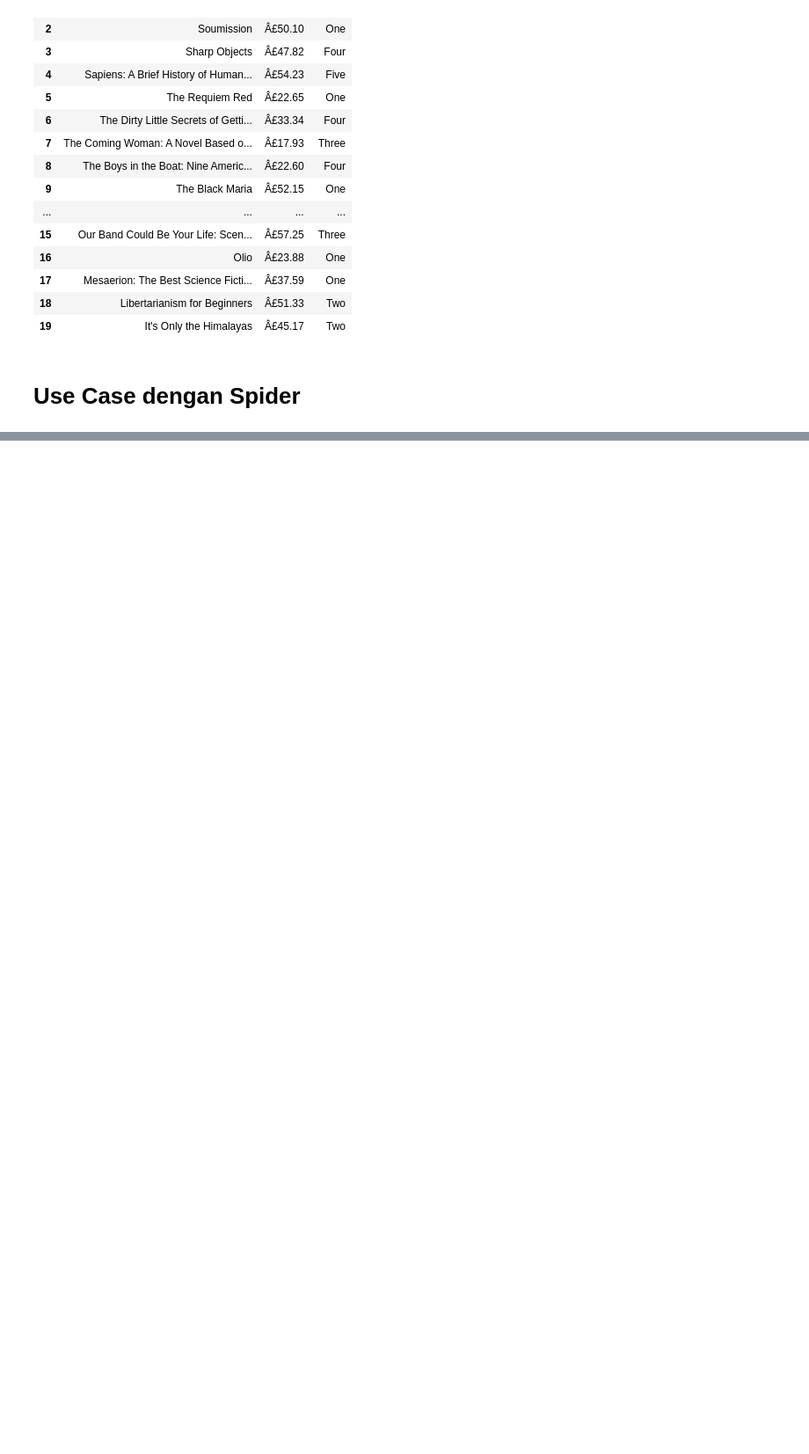
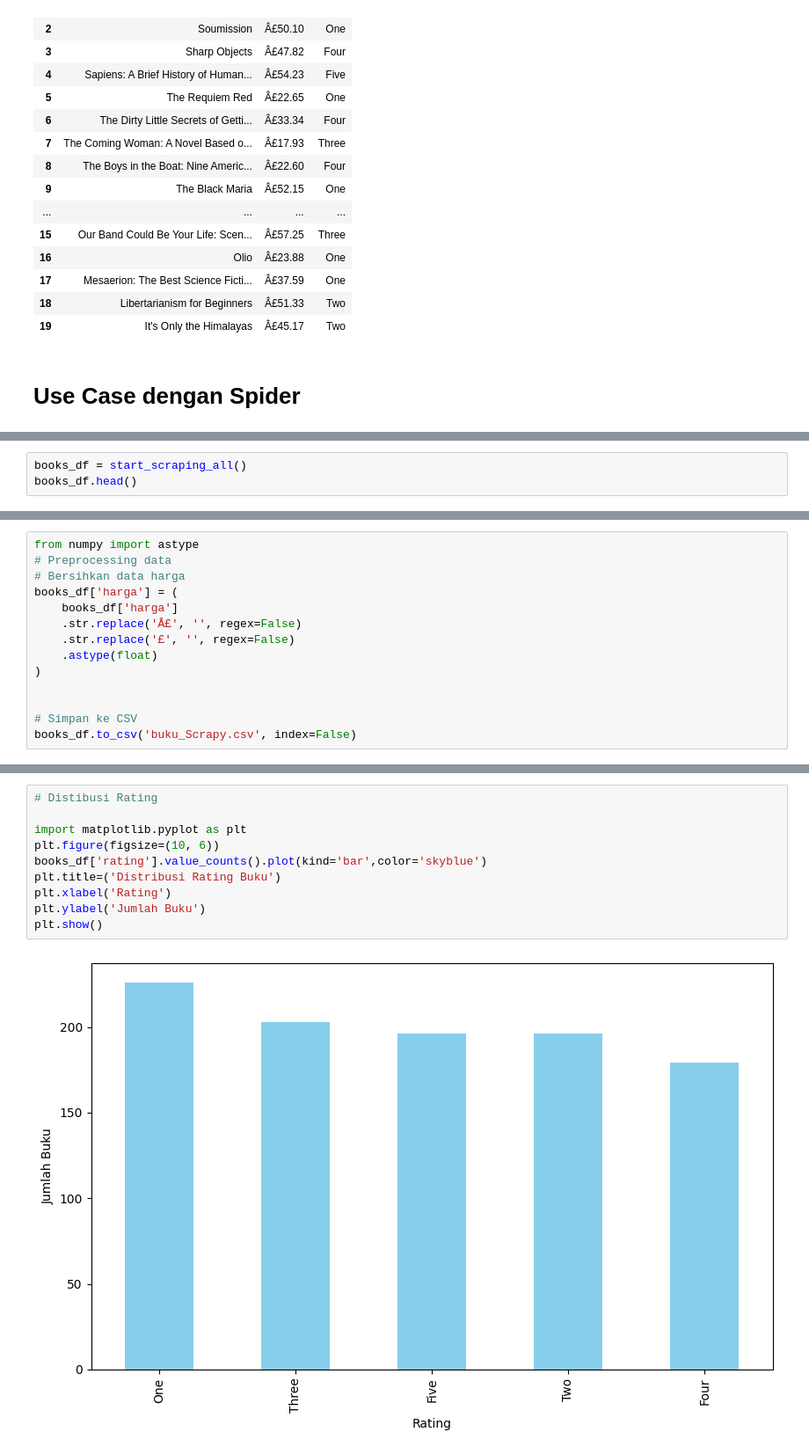
Before and after one commit to raka-arrayan/Web-Scraping, a Jupyter notebook: Web_Scraping.ipynb, the cells around one changed output, grey strips where cells are left out. Shown at 88% size. Cells and saved outputs as stored; diff of their text form; blank space fills up the shorter version.

```diff
--- a/Web_Scraping.ipynb
+++ b/Web_Scraping.ipynb
@@ -118,0 +220,3 @@ df
+# %%
+books_df = start_scraping_all()
+books_df.head()
@@ -118,0 +247,14 @@ df
+# %%
+from numpy import astype
+# Preprocessing data
+# Bersihkan data harga
+books_df['harga'] = (
+    books_df['harga']
+    .str.replace('Â£', '', regex=False)
+    .str.replace('£', '', regex=False)
+    .astype(float)
+)
+
+
+# Simpan ke CSV
+books_df.to_csv('buku_Scrapy.csv', index=False)
@@ -118,0 +276,12 @@ df
+# %%
+# Distibusi Rating
+
+import matplotlib.pyplot as plt
+plt.figure(figsize=(10, 6))
+books_df['rating'].value_counts().plot(kind='bar',color='skyblue')
+plt.title=('Distribusi Rating Buku')
+plt.xlabel('Rating')
+plt.ylabel('Jumlah Buku')
+plt.show()
+# %% [output]
+[figure, added]
```
Also changed, not shown: parts of 6 cells of this notebook.
